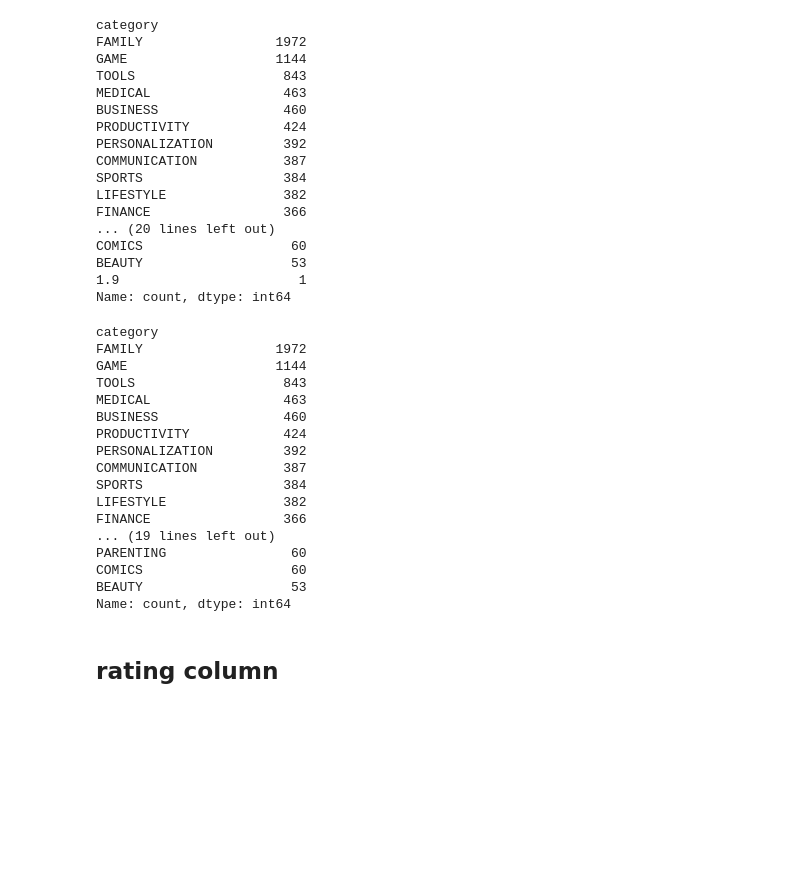
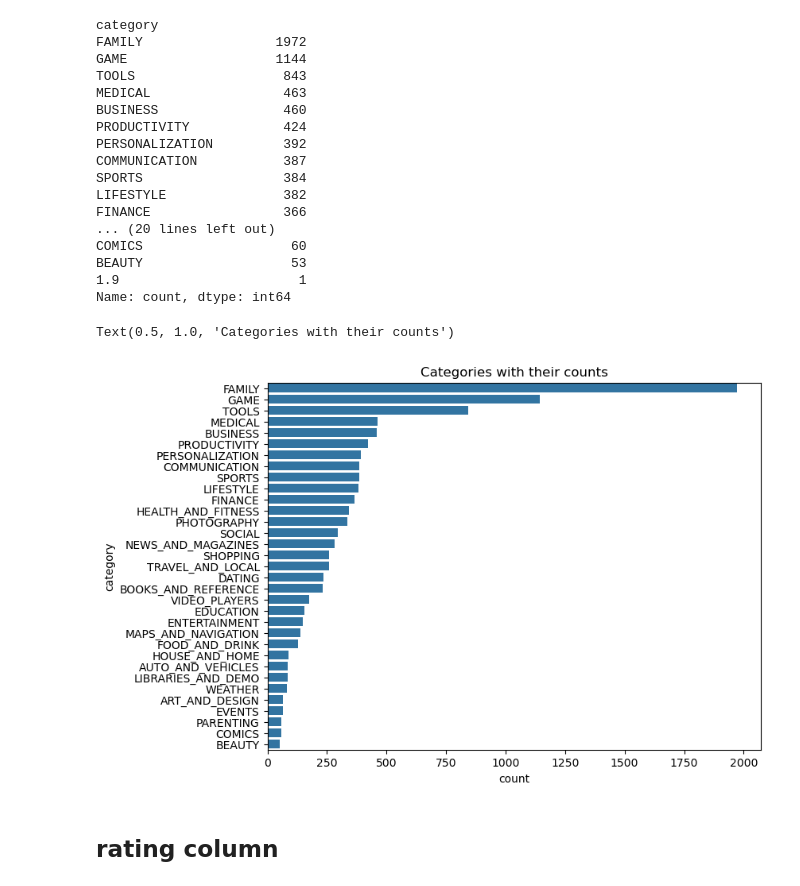
Before and after one commit to danial-baraty/ML-projs, a Jupyter notebook: googleplaystore/Mini Project 1.ipynb, the cells around one changed output. Saved outputs shown, nothing was run; the diff lists cells and outputs as text; code cells hidden in the pictures; blank space fills up the shorter version.

Commit message:
Add countplot for 'category' and apply log + StandardScaler to 'reviews' column

```diff
--- a/googleplaystore/Mini Project 1.ipynb
+++ b/googleplaystore/Mini Project 1.ipynb
@@ -93,25 +93,13 @@ Name: count, dtype: int64
 # %%
 df = df[df['category'] != '1.9']
 # %%
-df['category'].value_counts()
+order = df['category'].value_counts().index
+
+sns.countplot(y = "category", data = df, order=order)
+plt.title("Categories with their counts")
 # %% [output]
-category
-FAMILY                 1972
-GAME                   1144
-TOOLS                   843
-MEDICAL                 463
-BUSINESS                460
-PRODUCTIVITY            424
-PERSONALIZATION         392
-COMMUNICATION           387
-SPORTS                  384
-LIFESTYLE               382
-FINANCE                 366
-... (19 lines left out)
-PARENTING                60
-COMICS                   60
-BEAUTY                   53
-Name: count, dtype: int64
+Text(0.5, 1.0, 'Categories with their counts')
+[figure, added]
 # %% [markdown]
 ## rating column
 # %%
```
Also changed, not shown: parts of 14 cells of this notebook.
